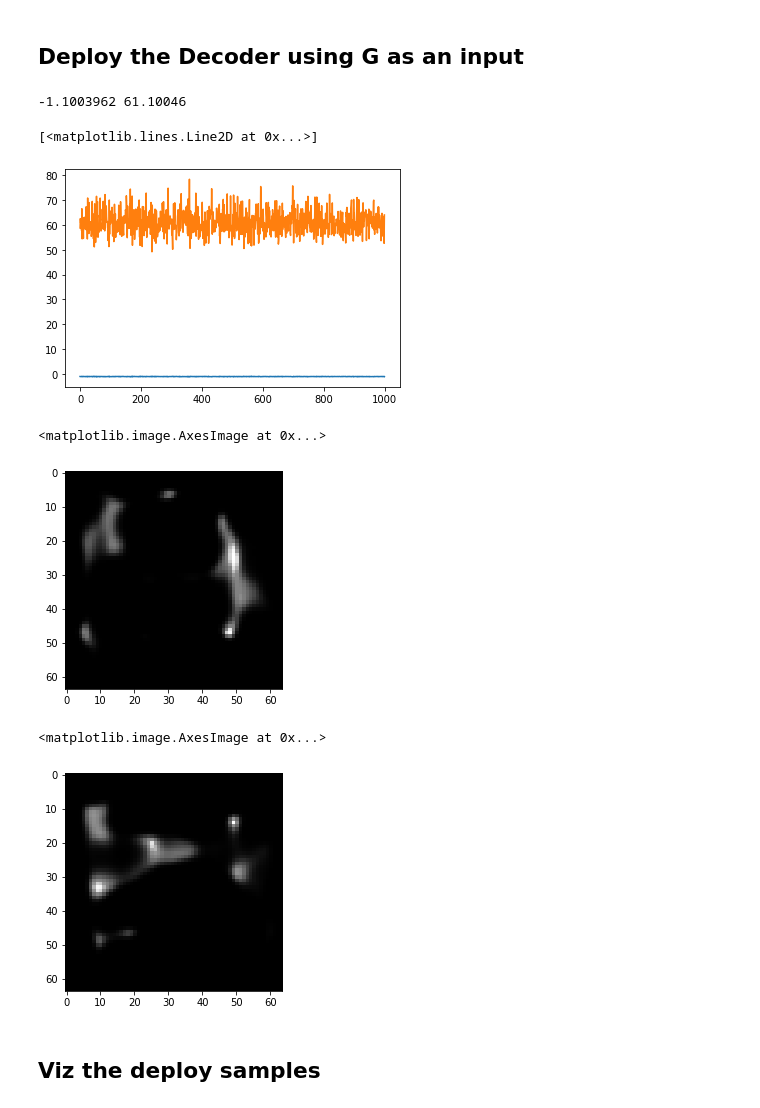
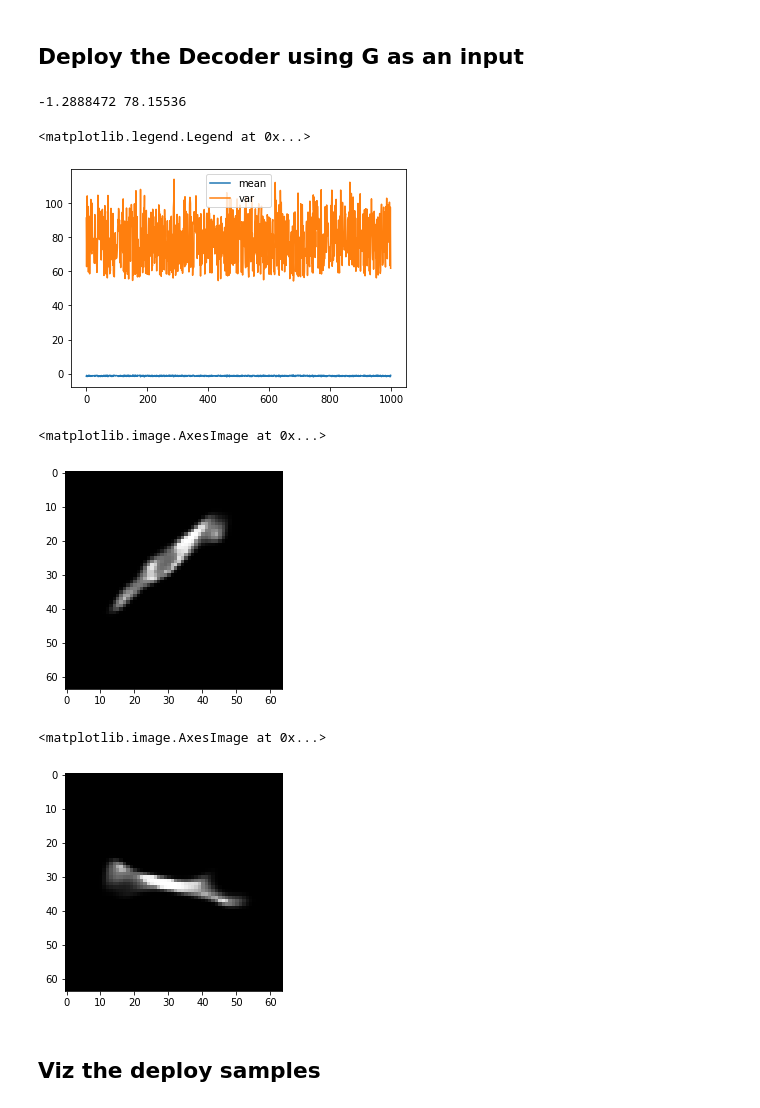
Before and after one commit to kseuro/particle_generator, a Jupyter notebook: deploy_analysis/03_Deploy_Decoder_with_EWM_Generator.ipynb, the cells around one changed output. Cells and saved outputs as stored; diff of their text form; code cells hidden in the pictures.

```diff
--- a/deploy_analysis/03_Deploy_Decoder_with_EWM_Generator.ipynb
+++ b/deploy_analysis/03_Deploy_Decoder_with_EWM_Generator.ipynb
@@ -110,7 +118,7 @@ for i in range(len(EWM_paths)):
 # %% [markdown]
 ## Select the EWM model experiment you want
 # %%
-EWM_dir = EWM_paths[0]
+EWM_dir = EWM_paths[1]
 # %%
 # Create the full path to the EWM model
 EWM_path = os.path.join(EWM_root, EWM_dir) + "/"
@@ -321,7 +329,7 @@ EWM_checkpoint = EWM_checkpoint_names[0]
 # Load the model checkpoint
 # Keys: ['state_dict', 'epoch', 'optimizer']
 # checkpoint = torch.load(EWM_checkpoint)
-checkpoint = torch.load('/media/hdd1/kai/particle_generator/experiments/03-11-2020_13-47-44_ewm_100_epochs_Code_Vectors_64_384/weights/best_ewm_ep_1.tar')
+checkpoint = torch.load(EWM_checkpoint)
 # %%
 # Load the model's state dictionary
 # Note: The IncompatibleKeys(missing_keys=[], unexpected_keys=[]) message indicates that
@@ -394,14 +402,15 @@ for i in range(1000):
 # %%
 print(np.mean(mean), np.mean(var))
 # %% [output]
--1.1003962 61.10046
+-1.2888472 78.15536
 # %%
 %matplotlib inline
 plt.plot(mean, label='mean')
 plt.plot(var, label='var')
+plt.legend()
 # %% [output]
-[<matplotlib.lines.Line2D at 0x...>]
+<matplotlib.legend.Legend at 0x...>
-[figure, old version]
+[figure, new version]
 # %%
 samples1 = []; samples2 = []; limit = 16
 # %%
@@ -423,12 +432,12 @@ for itr in range(limit):
 plt.imshow(samples1[0], cmap='gray')
 # %% [output]
 <matplotlib.image.AxesImage at 0x...>
-[figure, old version]
+[figure, new version]
 # %%
 plt.imshow(samples1[6], cmap='gray')
 # %% [output]
 <matplotlib.image.AxesImage at 0x...>
-[figure, old version]
+[figure, new version]
 # %% [markdown]
 ## Viz the deploy samples
 # %%
```
Also changed, not shown: parts of 4 cells of this notebook, 2 other files.
